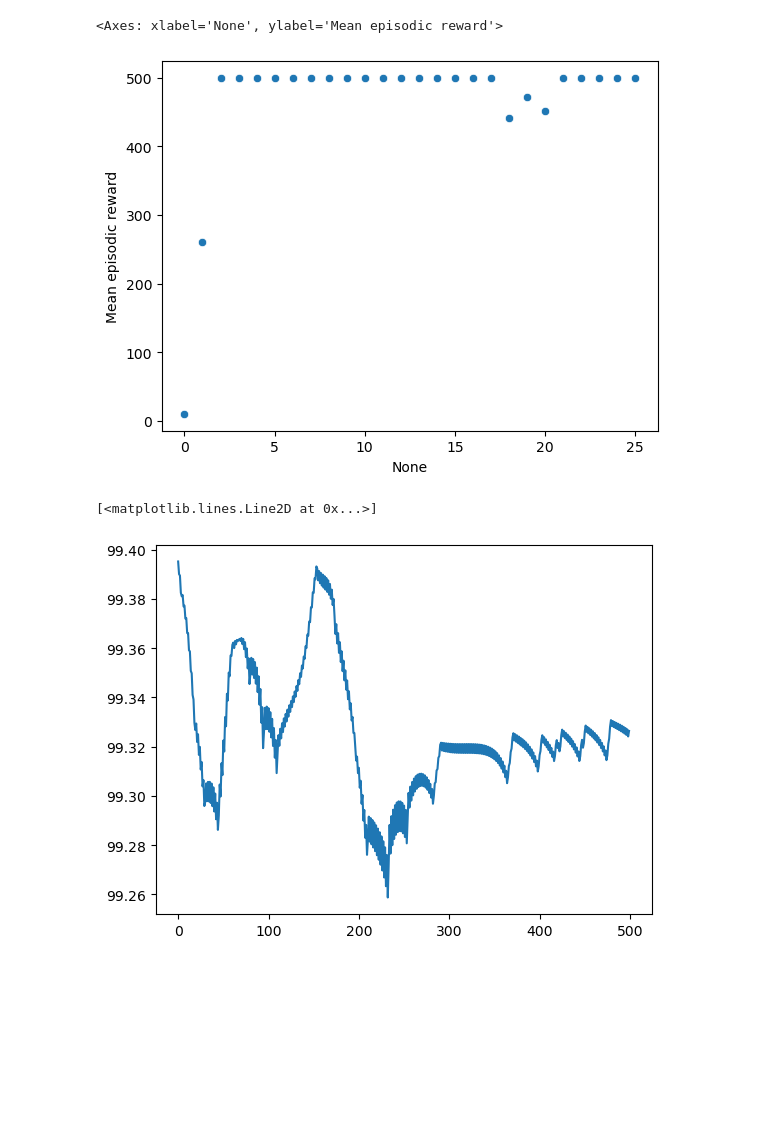
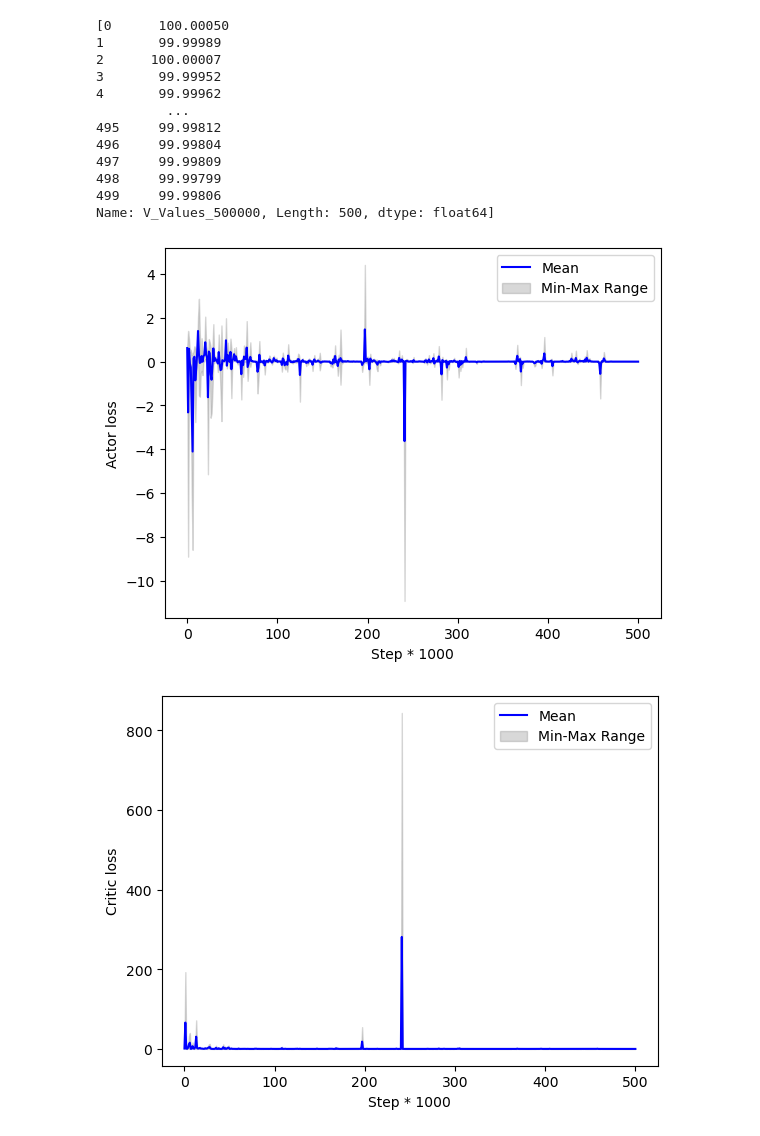
Before and after one commit to aledurso22/Reinforcement-Learning-project, a Jupyter notebook: train.ipynb, the cells around one changed output. Saved outputs shown, nothing was run; the diff lists cells and outputs as text; code cells hidden in the pictures; blank space fills up the shorter version.

Commit message:
results with plots, plotting function

```diff
--- a/train.ipynb
+++ b/train.ipynb
@@ -250,8 +218,12 @@ def train(seed, filenames, n_envs=1, n_steps=1, sparse=False):
             if (total_steps % 20000 == 0):
                 reward_20k, vs = agent.evaluate_performance()
                 log_results([reward_20k], filenames[1], "20k_ep_rewards")
-                v_values.append(vs)
-
+                # print(vs)
+                vvs = []
+                for v in vs:
+                    vvs.append(v[0])
+                # print(v_values)
+                v_values.append(vvs)
 
             terminated = terminated or truncated
 
@@ -262,13 +234,24 @@ def train(seed, filenames, n_envs=1, n_steps=1, sparse=False):
 
         episode_rewards.append(ep_reward)
 
-    return v_values
+    col_names = ['V_Values_'+str(i) for i in range(0,500001,20000)]
+    series = []
+
+    for name, v in zip(col_names, v_values):
+        serie = pd.Series(v, name=name)
+        series.append(serie)
+
+    df = pd.concat(series, axis=1)
+    df.to_csv(filenames[2], index=False)
 # %%
-folder_name = 'results_31'
-if not os.path.exists(folder_name): os.makedirs(folder_name)
+seeds = [42, 123, 3112]
 
-seed = 3112
-filenames = [os.path.join(folder_name, str(seed)+'_1_1k.csv'), os.path.join(folder_name, str(seed)+'_1_20k_rewards.csv')]
+for seed in seeds:
+    folder_name = 'results_31'
+    if not os.path.exists(folder_name): os.makedirs(folder_name)
 
-vs = train(seed, filenames)
+    filenames = [os.path.join(folder_name, str(seed)+'_1_1k.csv'), os.path.join(folder_name, str(seed)+'_1_20k_rewards.csv'),
+                 os.path.join(folder_name, str(seed)+'_1_20k_V_Values.csv')]
+
+    train(seed, filenames, sparse=False)
 # %% [output]
@@ -313,12 +274,0 @@ sns.scatterplot(data, x=data.index, y='Mean episodic reward')
-# %%
-data2 = pd.read_csv(filenames[1])
-
-sns.scatterplot(data2, x=data2.index, y='Mean episodic reward')
-# %% [output]
-<Axes: xlabel='None', ylabel='Mean episodic reward'>
-[figure, removed]
-# %%
-plt.plot(range(len(vs[7])), vs[7])
-# %% [output]
-[<matplotlib.lines.Line2D at 0x...>]
-[figure, removed]
@@ -324,0 +389,18 @@ plt.plot(range(len(vs[7])), vs[7])
+# %%
+folder_name = 'results_31'
+plotting(folder_name, seeds)
+# %% [output]
+[0      100.00050
+1       99.99989
+2      100.00007
+3       99.99952
+4       99.99962
+         ...
+495     99.99812
+496     99.99804
+497     99.99809
+498     99.99799
+499     99.99806
+Name: V_Values_500000, Length: 500, dtype: float64]
+[figure, added]
+[figure, added]
```
Also changed, not shown: parts of 11 cells of this notebook, 21 other files.
